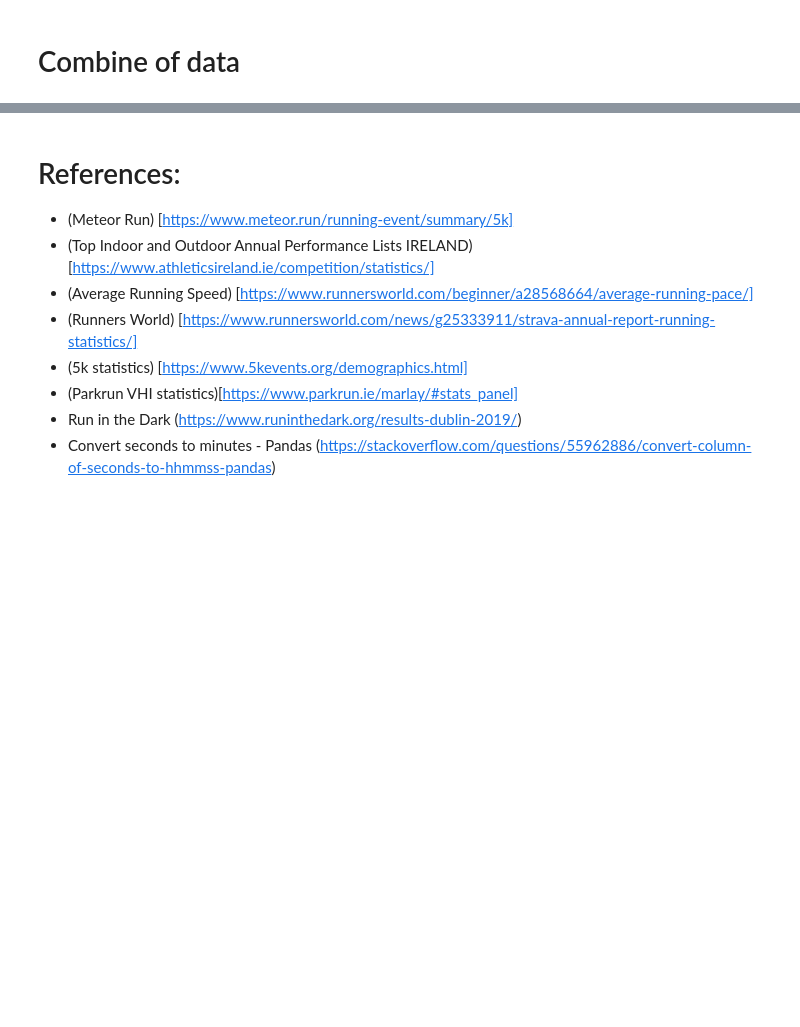
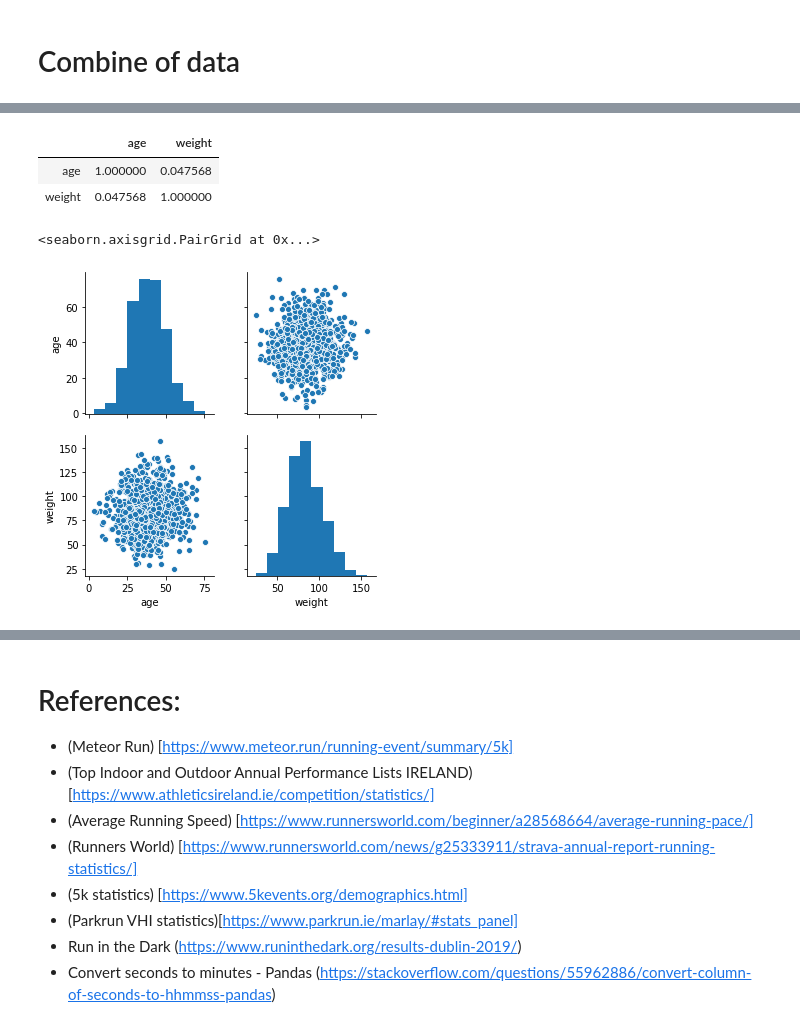
Before and after one commit to kmieluu/Project_2019, a Jupyter notebook: Untitled.ipynb, the cells around one changed output, grey strips where cells are left out. Cells and saved outputs as stored; diff of their text form; code cells hidden in the pictures; blank space fills up the shorter version.

```diff
--- a/Untitled.ipynb
+++ b/Untitled.ipynb
@@ -269 +280,14 @@ df_gender
 1000 rows × 4 columns
+# %%
+#Checking the correlation between age and weigh. Data is corelated in low level (10%).
+lc_corr = df_gender.corr()
+lc_corr
+# %% [output]
+|  | age | weight |
+| age | 1.000000 | 0.047568 |
+| weight | 0.047568 | 1.000000 |
+# %%
+sns.pairplot(df_gender)
+# %% [output]
+<seaborn.axisgrid.PairGrid at 0x...>
+[figure, added]
```
Also changed, not shown: parts of 14 cells of this notebook.
